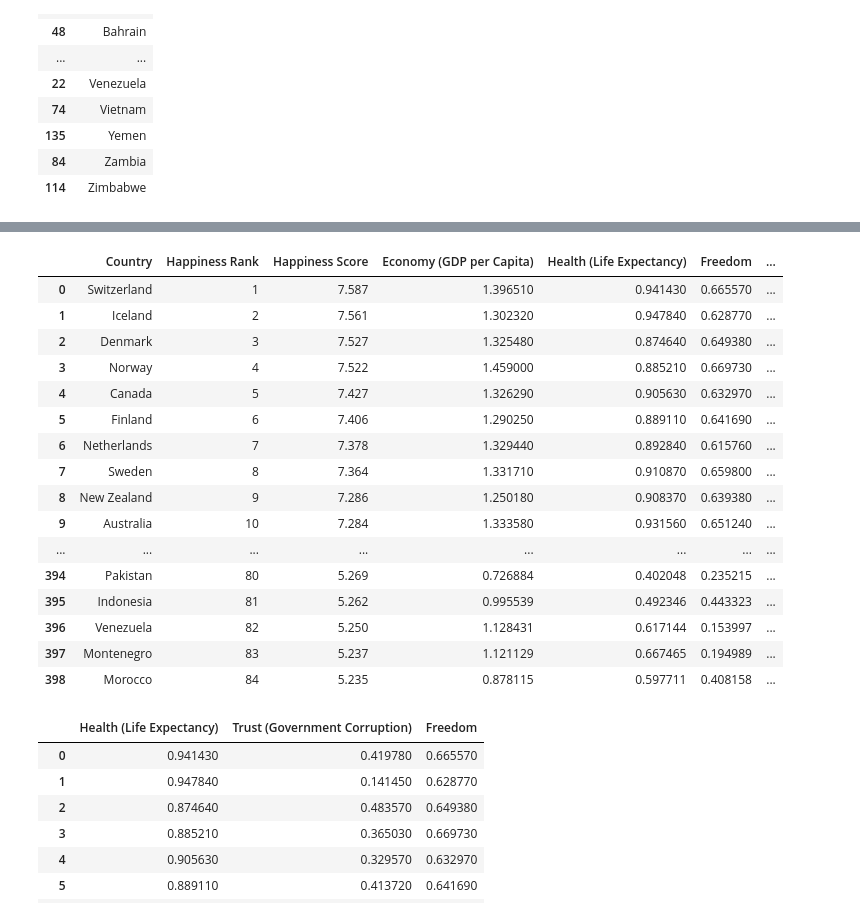
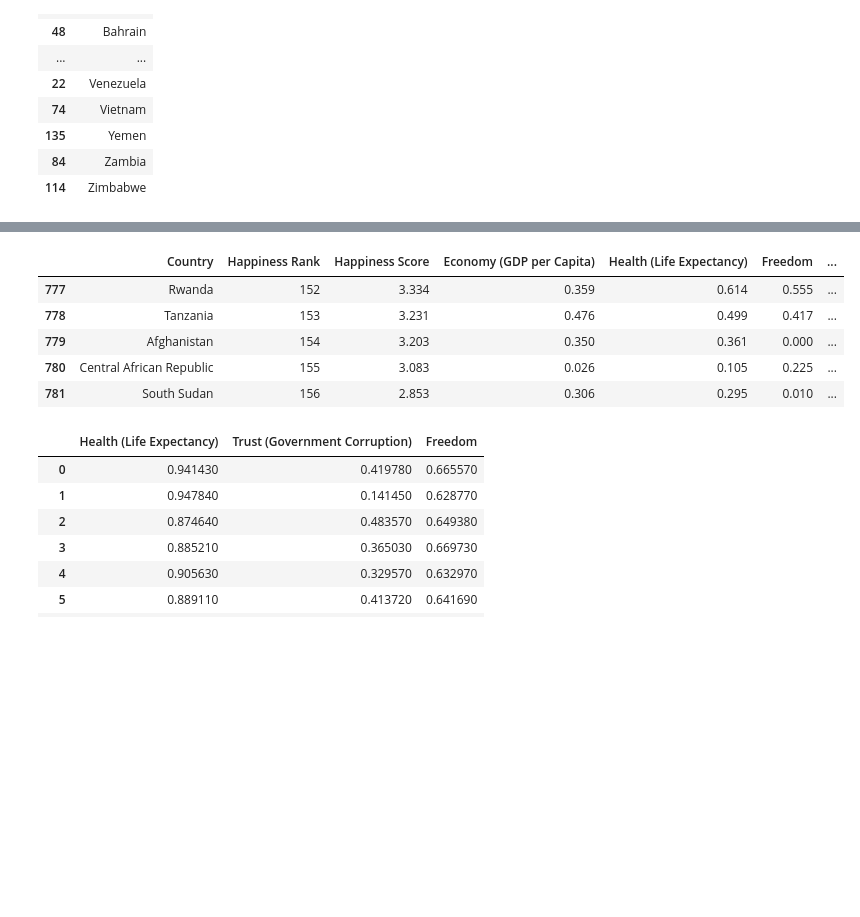
Before and after one commit to schwamb/project_1, a Jupyter notebook: Aline_edits.ipynb, the cells around one changed output, grey strips where cells are left out. Cells and saved outputs as stored; diff of their text form; code cells hidden in the pictures; blank space fills up the shorter version.

```diff
--- a/Aline_edits.ipynb
+++ b/Aline_edits.ipynb
@@ -199,31 +208,20 @@ full_data_df
 # %%
 # for x in Country:
 #     if region = "NaN":
 #         if year = "2018"
 
 country_regions = pd.DataFrame(full_data_df.groupby('Country').first()[["Region"]].reset_index())
 full_data_df = pd.merge(full_data_df.drop("Region", axis = 1), country_regions, how = "left")
 #first command, grab first region, then do a merge and take first region and overwrite what is currentl there
 #will create df of just country and region
-full_data_df
+full_data_df.tail()
 # %% [output]
 |  | Country | Happiness Rank | Happiness Score | Economy (GDP per Capita) | Health (Life Expectancy) | Freedom | ... |
-| 0 | Switzerland | 1 | 7.587 | 1.396510 | 0.941430 | 0.665570 | ... |
-| 1 | Iceland | 2 | 7.561 | 1.302320 | 0.947840 | 0.628770 | ... |
-| 2 | Denmark | 3 | 7.527 | 1.325480 | 0.874640 | 0.649380 | ... |
-| 3 | Norway | 4 | 7.522 | 1.459000 | 0.885210 | 0.669730 | ... |
-| 4 | Canada | 5 | 7.427 | 1.326290 | 0.905630 | 0.632970 | ... |
-| 5 | Finland | 6 | 7.406 | 1.290250 | 0.889110 | 0.641690 | ... |
-| 6 | Netherlands | 7 | 7.378 | 1.329440 | 0.892840 | 0.615760 | ... |
-| 7 | Sweden | 8 | 7.364 | 1.331710 | 0.910870 | 0.659800 | ... |
-| 8 | New Zealand | 9 | 7.286 | 1.250180 | 0.908370 | 0.639380 | ... |
-| 9 | Australia | 10 | 7.284 | 1.333580 | 0.931560 | 0.651240 | ... |
-| ... | ... | ... | ... | ... | ... | ... | ... |
-| 394 | Pakistan | 80 | 5.269 | 0.726884 | 0.402048 | 0.235215 | ... |
-| 395 | Indonesia | 81 | 5.262 | 0.995539 | 0.492346 | 0.443323 | ... |
-| 396 | Venezuela | 82 | 5.250 | 1.128431 | 0.617144 | 0.153997 | ... |
-| 397 | Montenegro | 83 | 5.237 | 1.121129 | 0.667465 | 0.194989 | ... |
-| 398 | Morocco | 84 | 5.235 | 0.878115 | 0.597711 | 0.408158 | ... |
+| 777 | Rwanda | 152 | 3.334 | 0.359 | 0.614 | 0.555 | ... |
+| 778 | Tanzania | 153 | 3.231 | 0.476 | 0.499 | 0.417 | ... |
+| 779 | Afghanistan | 154 | 3.203 | 0.350 | 0.361 | 0.000 | ... |
+| 780 | Central African Republic | 155 | 3.083 | 0.026 | 0.105 | 0.225 | ... |
+| 781 | South Sudan | 156 | 2.853 | 0.306 | 0.295 | 0.010 | ... |
 # %%
 #CREATE DATAFRAMES:
 
```
Also changed, not shown: parts of 19 cells of this notebook, 12 other files.
